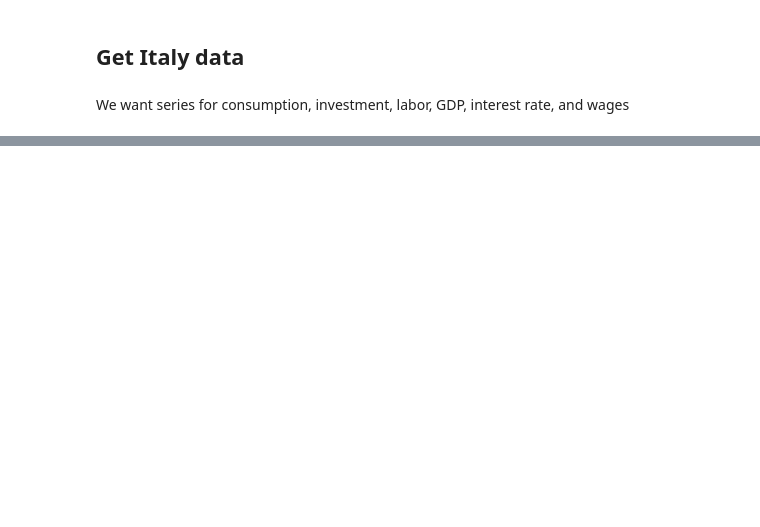
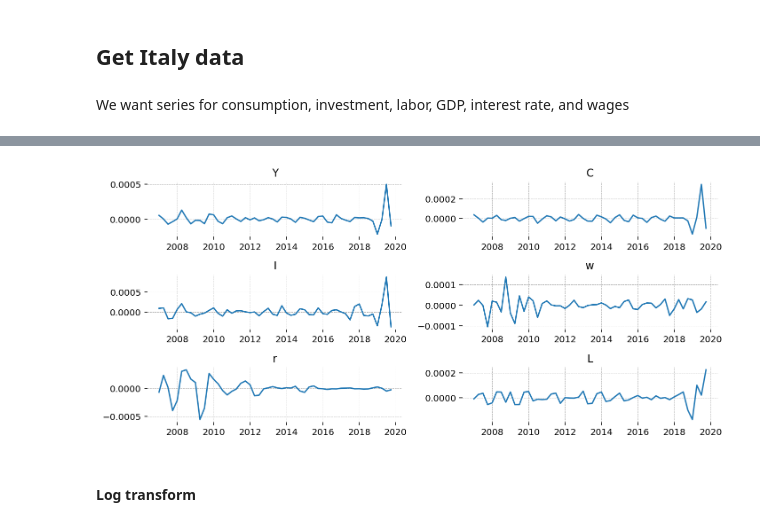
Before and after one commit to lukasgrahl/macro_rbc, a Jupyter notebook: notebooks/Fitting RBC to Italy Data.ipynb, the cells around one changed output, grey strips where cells are left out. Saved outputs shown, nothing was run; the diff lists cells and outputs as text; code cells hidden in the pictures; blank space fills up the shorter version.

```diff
--- a/notebooks/Fitting RBC to Italy Data.ipynb
+++ b/notebooks/Fitting RBC to Italy Data.ipynb
@@ -120,0 +145,16 @@ data.
+# %%
+# check sm.tsa.UnobservedComponents for a less naive approach
+def get_seasonal_trend(arr: pd.Series, plot: bool=False, **kwargs):
+    """
+    returns remainder after trend and seasonal
+    """
+    res = sm.tsa.seasonal_decompose(arr, **kwargs)
+    res.plot() if plot is True else 0
+    return arr - res.trend - res.seasonal
+# %%
+# df_t : data trend
+for col in df.columns:
+    df[col] = get_seasonal_trend(arr=df[col])
+
+print("NANs\n", df.isna().sum())
+df.dropna(inplace=True)
@@ -120,0 +170,6 @@ data.
+# %%
+plot_df(df)
+# %% [output]
+[figure, added]
+# %% [markdown]
+#### Log transform
```
Also changed, not shown: parts of 43 cells of this notebook, 3 other files.
